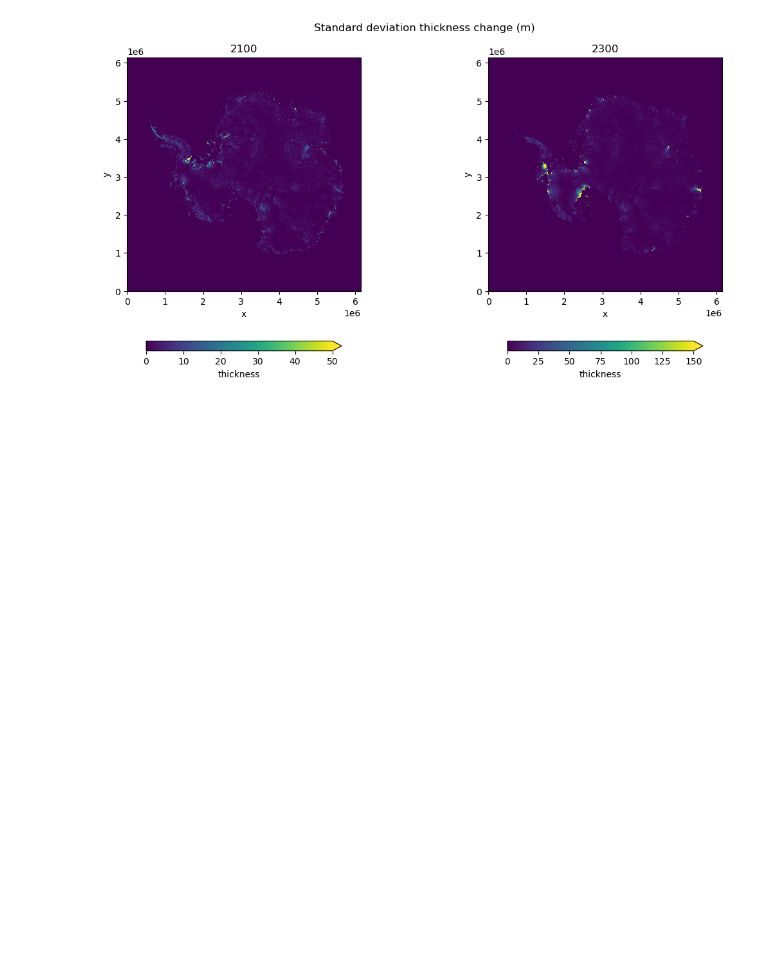
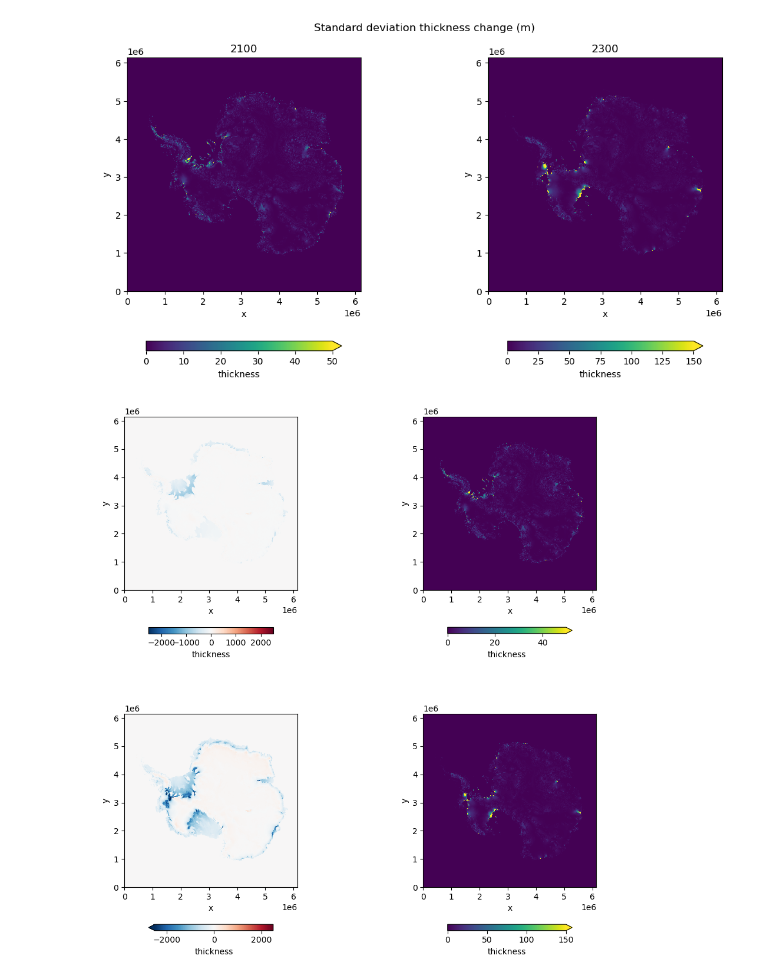
Before and after one commit to Jonniebarnsley/phd-local, a Jupyter notebook: notebooks/inversion_sensitivity/axial_spatial.ipynb, the cells around one changed output. Cells and saved outputs as stored; diff of their text form; code cells hidden in the pictures; blank space fills up the shorter version.

```diff
--- a/notebooks/inversion_sensitivity/axial_spatial.ipynb
+++ b/notebooks/inversion_sensitivity/axial_spatial.ipynb
@@ -48,3 +66,14 @@ for a in ax:
 plt.tight_layout()
 # %% [output]
 [figure]
+# %%
+fig, axes = plt.subplots(nrows=2, ncols=2, figsize=(12, 12))
+dthk_2100.mean(dim="ensemble_member").plot(ax=axes[0,0], vmin=-2500, vmax=2500, cmap="RdBu_r", cbar_kwargs={"location": "bottom", "shrink": 0.5})
+dthk_2100.std(dim="ensemble_member").plot(ax=axes[0,1], cbar_kwargs={"location": "bottom", "shrink": 0.5}, vmax=50)
+dthk_2300.mean(dim="ensemble_member").plot(ax=axes[1,0], vmin=-2500, vmax=2500, cmap="RdBu_r", cbar_kwargs={"location": "bottom", "shrink": 0.5})
+dthk_2300.std(dim="ensemble_member").plot(ax=axes[1,1], cbar_kwargs={"location": "bottom", "shrink": 0.5}, vmax=150)
+
+for ax in axes.flatten():
+    ax.set_aspect('equal')
+# %% [output]
+[figure, added]
```
Also changed, not shown: parts of 1 cell of this notebook, 2 other files.
